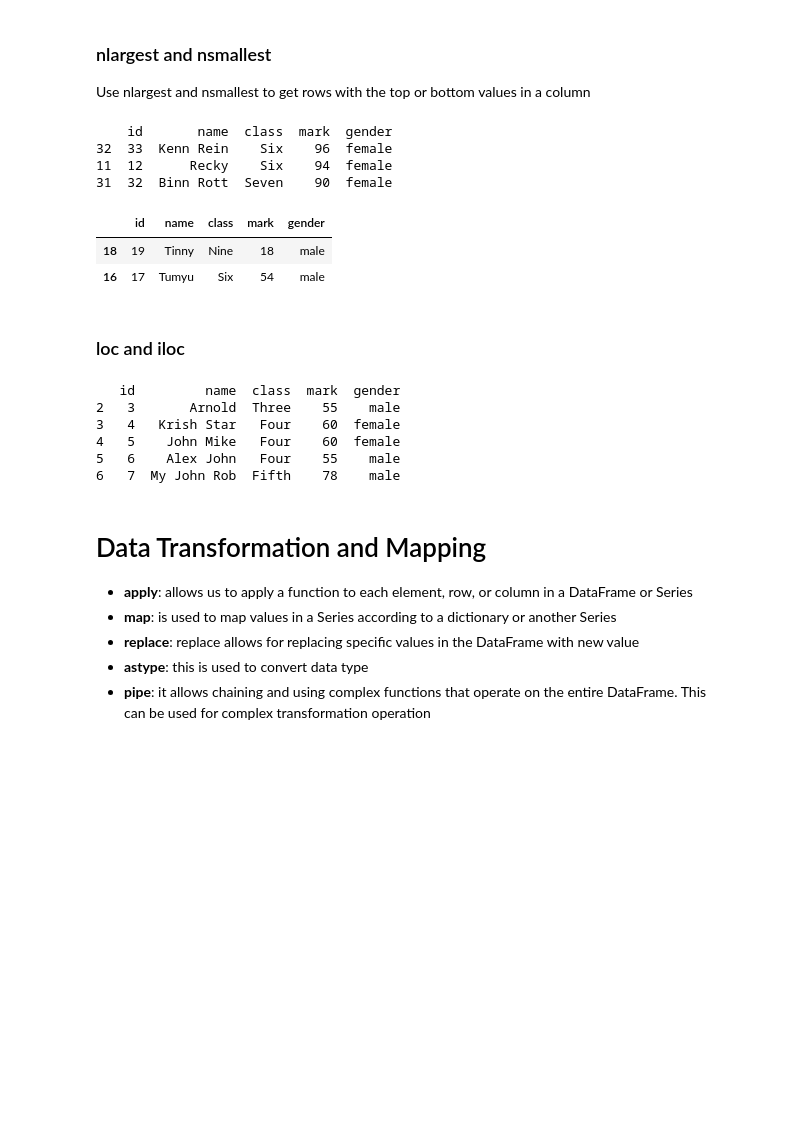
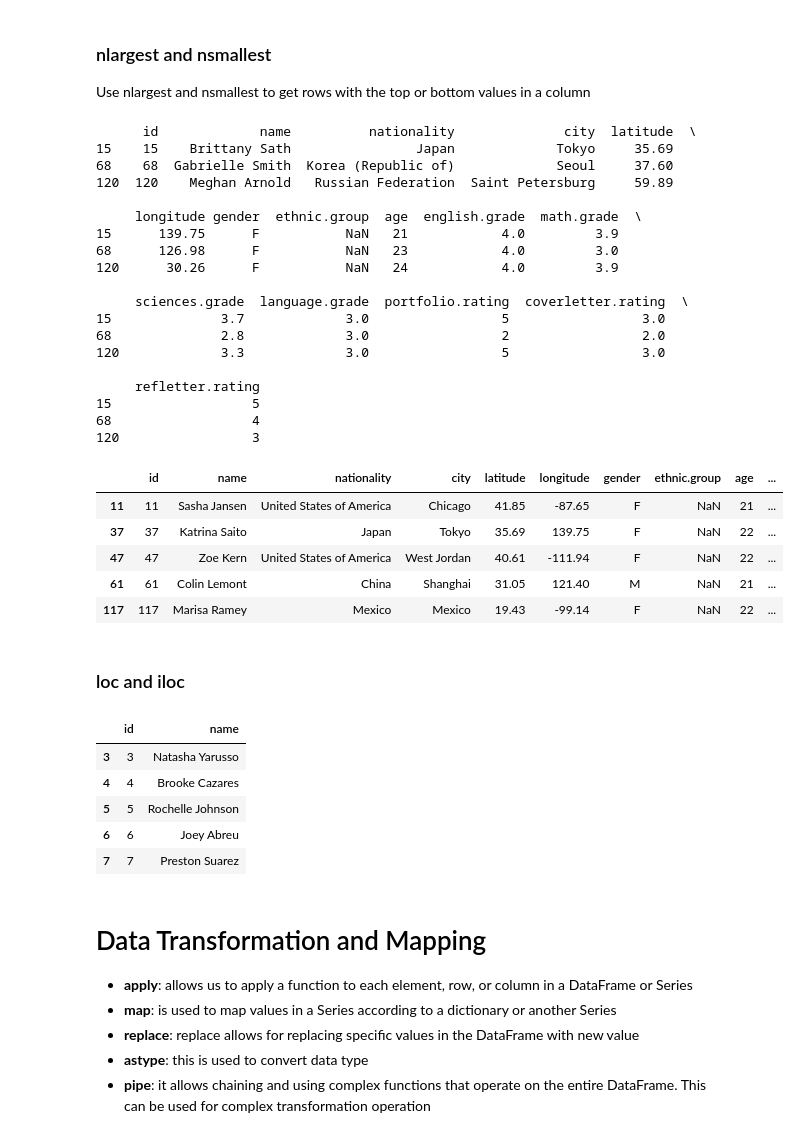
Before and after one commit to tekraj/python-programming, a Jupyter notebook: week-3-Data Analysis with Pandas.ipynb, the cells around one changed output. Drawn from its saved outputs; the diff is of its cells as text; code cells hidden in the pictures; blank space fills up the shorter version.

```diff
--- a/week-3-Data Analysis with Pandas.ipynb
+++ b/week-3-Data Analysis with Pandas.ipynb
@@ -360,6 +336,9 @@ stds_with_age_less_than_20.head()
 ### Query
 # %%
 # Filter students with age above 25 and gender is 'male'
+import pandas as pd
+students = pd.read_csv('./data/student-dataset.csv')
+students.head()
 query_filter = students.query("age > 25 and gender == 'M'")
 query_filter.head()
 # %% [output]
@@ -371,33 +350,51 @@ Use nlargest and nsmallest to get rows with the top or bottom values in a column
 # %%
 # Get top 3 students with the highest grades in english
 top_3_marks = students.nlargest(3, 'english.grade')
 print(top_3_marks)
 # Get 2 students with the lowest grades in english
 bottom_2_marks = students.nsmallest(2, 'english.grade')
-bottom_2_marks
+# get top 5 students with highest marks in Math
+math_topper = students.nlargest(5,'math.grade')
+math_topper
 # %% [output]
-    id       name  class  mark  gender
-32  33  Kenn Rein    Six    96  female
-11  12      Recky    Six    94  female
-31  32  Binn Rott  Seven    90  female
+      id             name          nationality              city  latitude  \
+15    15    Brittany Sath                Japan             Tokyo     35.69
+68    68  Gabrielle Smith  Korea (Republic of)             Seoul     37.60
+120  120    Meghan Arnold   Russian Federation  Saint Petersburg     59.89
+
+     longitude gender  ethnic.group  age  english.grade  math.grade  \
+15      139.75      F           NaN   21            4.0         3.9
+68      126.98      F           NaN   23            4.0         3.0
+120      30.26      F           NaN   24            4.0         3.9
+
+     sciences.grade  language.grade  portfolio.rating  coverletter.rating  \
+15              3.7             3.0                 5                 3.0
+68              2.8             3.0                 2                 2.0
+120             3.3             3.0                 5                 3.0
+
+     refletter.rating
+15                  5
+68                  4
+120                 3
-|  | id | name | class | mark | gender |
-| 18 | 19 | Tinny | Nine | 18 | male |
-| 16 | 17 | Tumyu | Six | 54 | male |
+|  | id | name | nationality | city | latitude | longitude | gender | ethnic.group | age | ... |
+| 11 | 11 | Sasha Jansen | United States of America | Chicago | 41.85 | -87.65 | F | NaN | 21 | ... |
+| 37 | 37 | Katrina Saito | Japan | Tokyo | 35.69 | 139.75 | F | NaN | 22 | ... |
+| 47 | 47 | Zoe Kern | United States of America | West Jordan | 40.61 | -111.94 | F | NaN | 22 | ... |
+| 61 | 61 | Colin Lemont | China | Shanghai | 31.05 | 121.40 | M | NaN | 21 | ... |
+| 117 | 117 | Marisa Ramey | Mexico | Mexico | 19.43 | -99.14 | F | NaN | 22 | ... |
 # %% [markdown]
 ### loc and iloc
 # %%
 # Using `loc` to select rows with IDs greater than 2
-loc_filter = students.loc[students['id']> 2]
-print(loc_filter.head())
-# # Using `iloc` to select the first 3 rows
-# iloc_filter = students.iloc[:3]
+loc_filter = students.loc[students['id']> 2,['id','name']]
+loc_filter.head()
 # %% [output]
-   id         name  class  mark  gender
-2   3       Arnold  Three    55    male
-3   4   Krish Star   Four    60  female
-4   5    John Mike   Four    60  female
-5   6    Alex John   Four    55    male
-6   7  My John Rob  Fifth    78    male
+|  | id | name |
+| 3 | 3 | Natasha Yarusso |
+| 4 | 4 | Brooke Cazares |
+| 5 | 5 | Rochelle Johnson |
+| 6 | 6 | Joey Abreu |
+| 7 | 7 | Preston Suarez |
 # %% [markdown]
 # Data Transformation and Mapping
 - **apply**: allows us to apply a function to each element, row, or column in a DataFrame or Series
```
Also changed, not shown: parts of 19 cells of this notebook, 3 other files.
